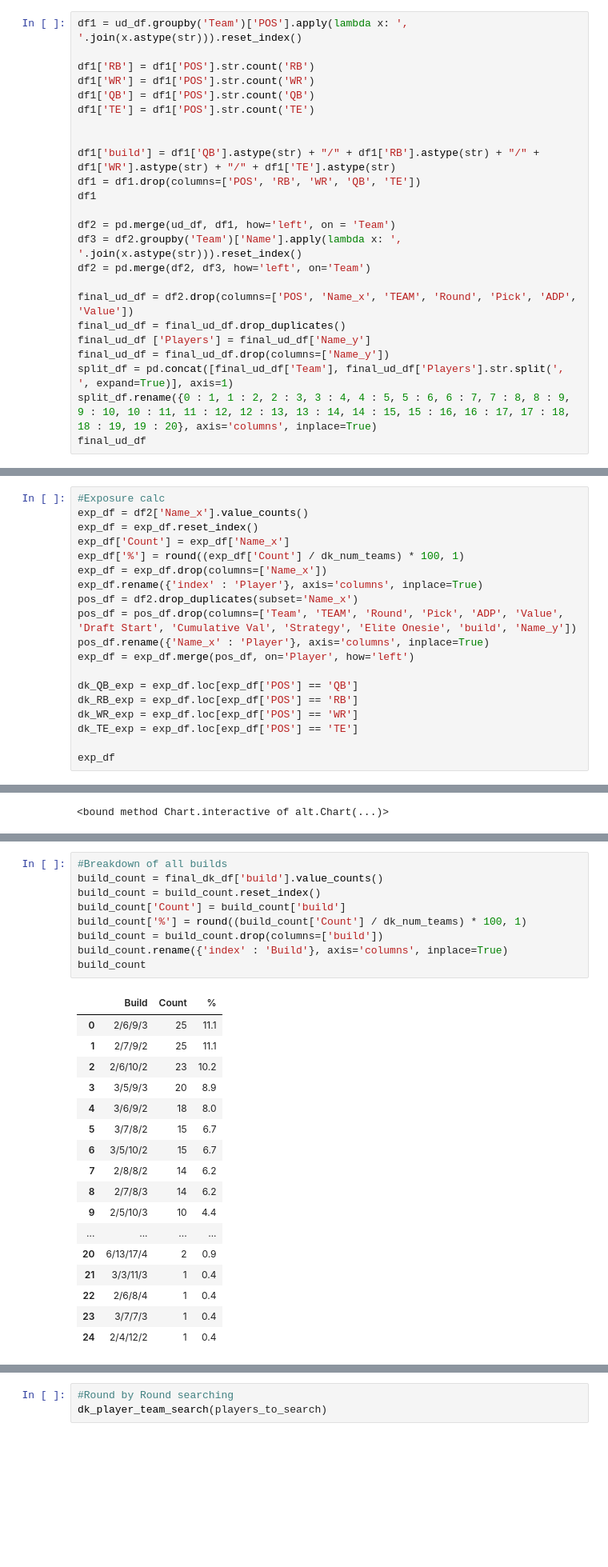
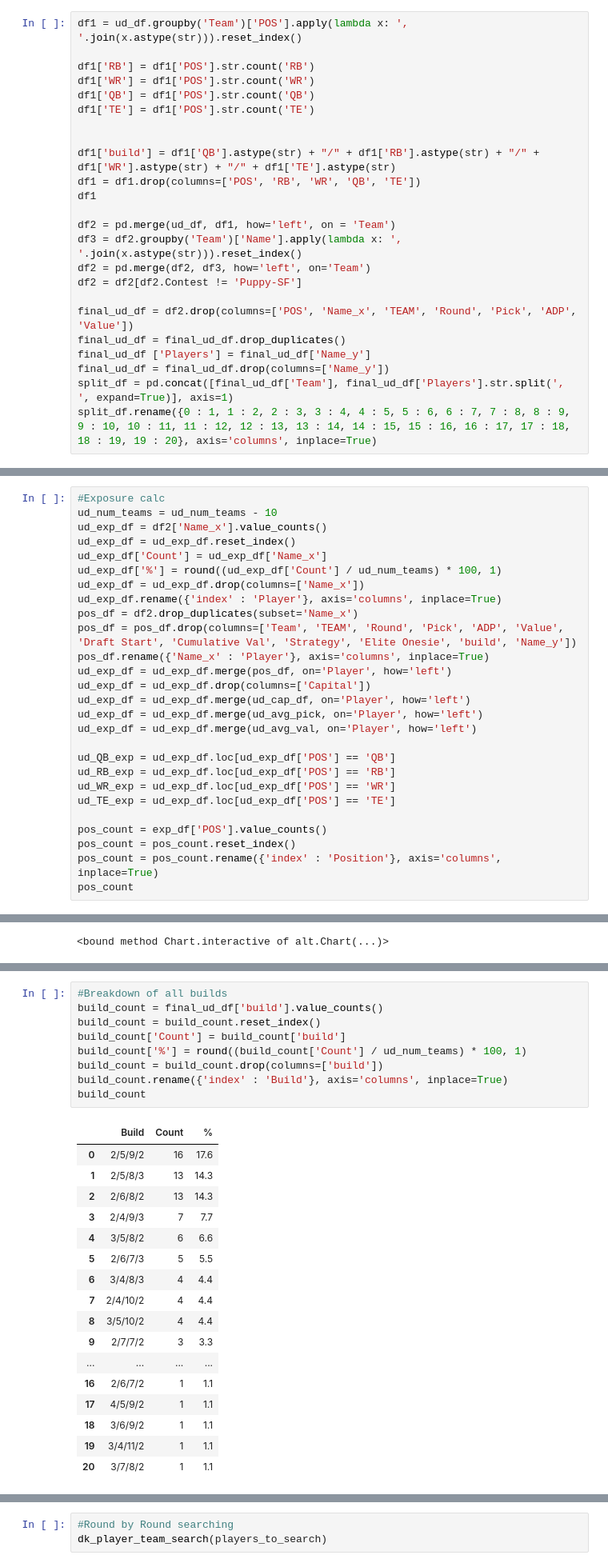
Before and after one commit to AndrewRucker/Fantasy-Football-and-Betting, a Jupyter notebook: BestBall/Best_Ball_Portfolio_EDA.ipynb, the cells around one changed output, grey strips where cells are left out. Shown at 80% size. Saved outputs shown, nothing was run; the diff lists cells and outputs as text; blank space fills up the shorter version.

```diff
--- a/BestBall/Best_Ball_Portfolio_EDA.ipynb
+++ b/BestBall/Best_Ball_Portfolio_EDA.ipynb
@@ -670,6 +681,7 @@ df1
 df2 = pd.merge(ud_df, df1, how='left', on = 'Team')
 df3 = df2.groupby('Team')['Name'].apply(lambda x: ', '.join(x.astype(str))).reset_index()
 df2 = pd.merge(df2, df3, how='left', on='Team')
+df2 = df2[df2.Contest != 'Puppy-SF']
 
 final_ud_df = df2.drop(columns=['POS', 'Name_x', 'TEAM', 'Round', 'Pick', 'ADP', 'Value'])
 final_ud_df = final_ud_df.drop_duplicates()
@@ -677,7 +689,6 @@ final_ud_df ['Players'] = final_ud_df['Name_y']
 final_ud_df = final_ud_df.drop(columns=['Name_y'])
 split_df = pd.concat([final_ud_df['Team'], final_ud_df['Players'].str.split(', ', expand=True)], axis=1)
 split_df.rename({0 : 1, 1 : 2, 2 : 3, 3 : 4, 4 : 5, 5 : 6, 6 : 7, 7 : 8, 8 : 9, 9 : 10, 10 : 11, 11 : 12, 12 : 13, 13 : 14, 14 : 15, 15 : 16, 16 : 17, 17 : 18, 18 : 19, 19 : 20}, axis='columns', inplace=True)
-final_ud_df
 # %% [output]
 |  | Team | Draft Start | Cumulative Val | Strategy | Elite Onesie | Capital | Contest | build | Players |
 | 0 | BBM-1 | 5/2/2022 | 7.7 | Modified Superhero RB | Elite QB/TE | 25 | BBM | 2/5/9/2 | Jamar Chase, Mark Andrews, Aaron ... |
@@ -713,19 +724,27 @@ df2
 # %%
 #Exposure calc
-exp_df = df2['Name_x'].value_counts()
-exp_df = exp_df.reset_index()
-exp_df['Count'] = exp_df['Name_x']
-exp_df['%'] = round((exp_df['Count'] / dk_num_teams) * 100, 1)
-exp_df = exp_df.drop(columns=['Name_x'])
-exp_df.rename({'index' : 'Player'}, axis='columns', inplace=True)
+ud_num_teams = ud_num_teams - 10
+ud_exp_df = df2['Name_x'].value_counts()
+ud_exp_df = ud_exp_df.reset_index()
+ud_exp_df['Count'] = ud_exp_df['Name_x']
+ud_exp_df['%'] = round((ud_exp_df['Count'] / ud_num_teams) * 100, 1)
+ud_exp_df = ud_exp_df.drop(columns=['Name_x'])
+ud_exp_df.rename({'index' : 'Player'}, axis='columns', inplace=True)
 pos_df = df2.drop_duplicates(subset='Name_x')
 pos_df = pos_df.drop(columns=['Team', 'TEAM', 'Round', 'Pick', 'ADP', 'Value', 'Draft Start', 'Cumulative Val', 'Strategy', 'Elite Onesie', 'build', 'Name_y'])
 pos_df.rename({'Name_x' : 'Player'}, axis='columns', inplace=True)
-exp_df = exp_df.merge(pos_df, on='Player', how='left')
+ud_exp_df = ud_exp_df.merge(pos_df, on='Player', how='left')
+ud_exp_df = ud_exp_df.drop(columns=['Capital'])
+ud_exp_df = ud_exp_df.merge(ud_cap_df, on='Player', how='left')
+ud_exp_df = ud_exp_df.merge(ud_avg_pick, on='Player', how='left')
+ud_exp_df = ud_exp_df.merge(ud_avg_val, on='Player', how='left')
 
-dk_QB_exp = exp_df.loc[exp_df['POS'] == 'QB']
-dk_RB_exp = exp_df.loc[exp_df['POS'] == 'RB']
-dk_WR_exp = exp_df.loc[exp_df['POS'] == 'WR']
-dk_TE_exp = exp_df.loc[exp_df['POS'] == 'TE']
+ud_QB_exp = ud_exp_df.loc[ud_exp_df['POS'] == 'QB']
+ud_RB_exp = ud_exp_df.loc[ud_exp_df['POS'] == 'RB']
+ud_WR_exp = ud_exp_df.loc[ud_exp_df['POS'] == 'WR']
+ud_TE_exp = ud_exp_df.loc[ud_exp_df['POS'] == 'TE']
 
-exp_df
+pos_count = exp_df['POS'].value_counts()
+pos_count = pos_count.reset_index()
+pos_count = pos_count.rename({'index' : 'Position'}, axis='columns', inplace=True)
+pos_count
@@ -855,30 +933,30 @@ first_round
 | 11 | 7 | 2.7 |
 # %%
 #Breakdown of all builds
-build_count = final_dk_df['build'].value_counts()
+build_count = final_ud_df['build'].value_counts()
 build_count = build_count.reset_index()
 build_count['Count'] = build_count['build']
-build_count['%'] = round((build_count['Count'] / dk_num_teams) * 100, 1)
+build_count['%'] = round((build_count['Count'] / ud_num_teams) * 100, 1)
 build_count = build_count.drop(columns=['build'])
 build_count.rename({'index' : 'Build'}, axis='columns', inplace=True)
 build_count
 # %% [output]
 |  | Build | Count | % |
-| 0 | 2/6/9/3 | 25 | 11.1 |
-| 1 | 2/7/9/2 | 25 | 11.1 |
-| 2 | 2/6/10/2 | 23 | 10.2 |
-| 3 | 3/5/9/3 | 20 | 8.9 |
-| 4 | 3/6/9/2 | 18 | 8.0 |
-| 5 | 3/7/8/2 | 15 | 6.7 |
-| 6 | 3/5/10/2 | 15 | 6.7 |
-| 7 | 2/8/8/2 | 14 | 6.2 |
-| 8 | 2/7/8/3 | 14 | 6.2 |
-| 9 | 2/5/10/3 | 10 | 4.4 |
+| 0 | 2/5/9/2 | 16 | 17.6 |
+| 1 | 2/5/8/3 | 13 | 14.3 |
+| 2 | 2/6/8/2 | 13 | 14.3 |
+| 3 | 2/4/9/3 | 7 | 7.7 |
+| 4 | 3/5/8/2 | 6 | 6.6 |
+| 5 | 2/6/7/3 | 5 | 5.5 |
+| 6 | 3/4/8/3 | 4 | 4.4 |
+| 7 | 2/4/10/2 | 4 | 4.4 |
+| 8 | 3/5/10/2 | 4 | 4.4 |
+| 9 | 2/7/7/2 | 3 | 3.3 |
 | ... | ... | ... | ... |
-| 20 | 6/13/17/4 | 2 | 0.9 |
-| 21 | 3/3/11/3 | 1 | 0.4 |
-| 22 | 2/6/8/4 | 1 | 0.4 |
-| 23 | 3/7/7/3 | 1 | 0.4 |
-| 24 | 2/4/12/2 | 1 | 0.4 |
+| 16 | 2/6/7/2 | 1 | 1.1 |
+| 17 | 4/5/9/2 | 1 | 1.1 |
+| 18 | 3/6/9/2 | 1 | 1.1 |
+| 19 | 3/4/11/2 | 1 | 1.1 |
+| 20 | 3/7/8/2 | 1 | 1.1 |
 # %%
 #Breakdown of structural strategies
```
Also changed, not shown: parts of 45 cells of this notebook.
